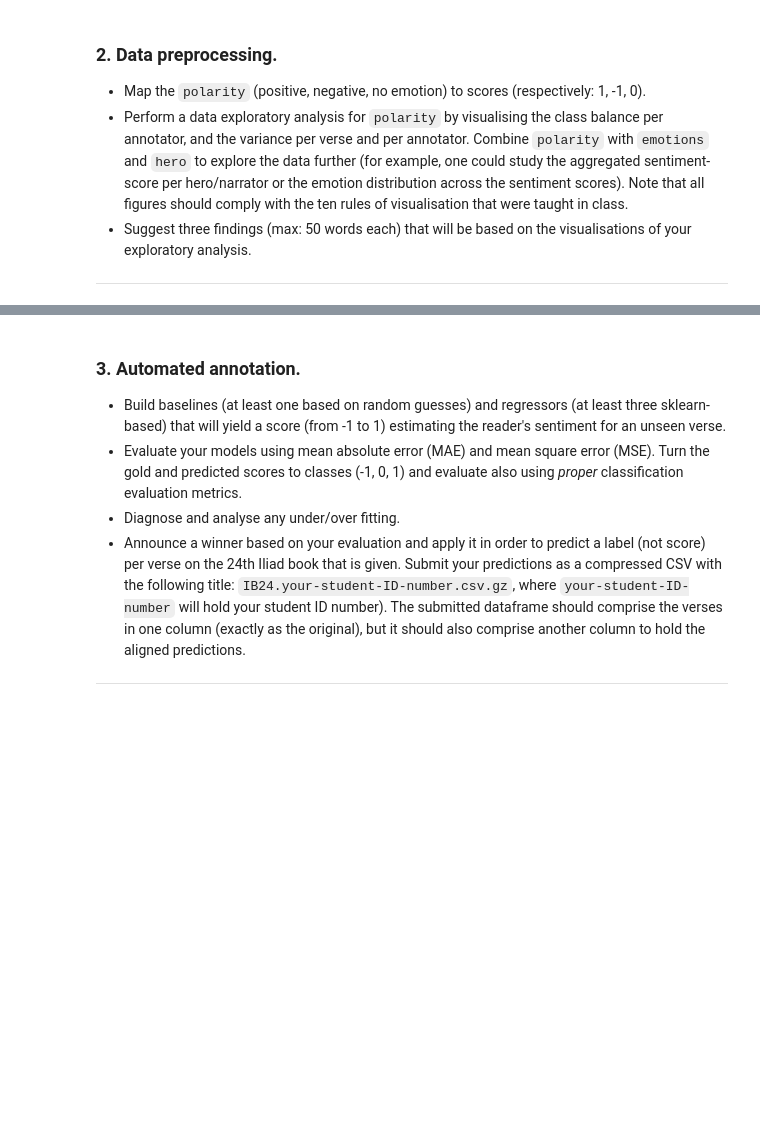
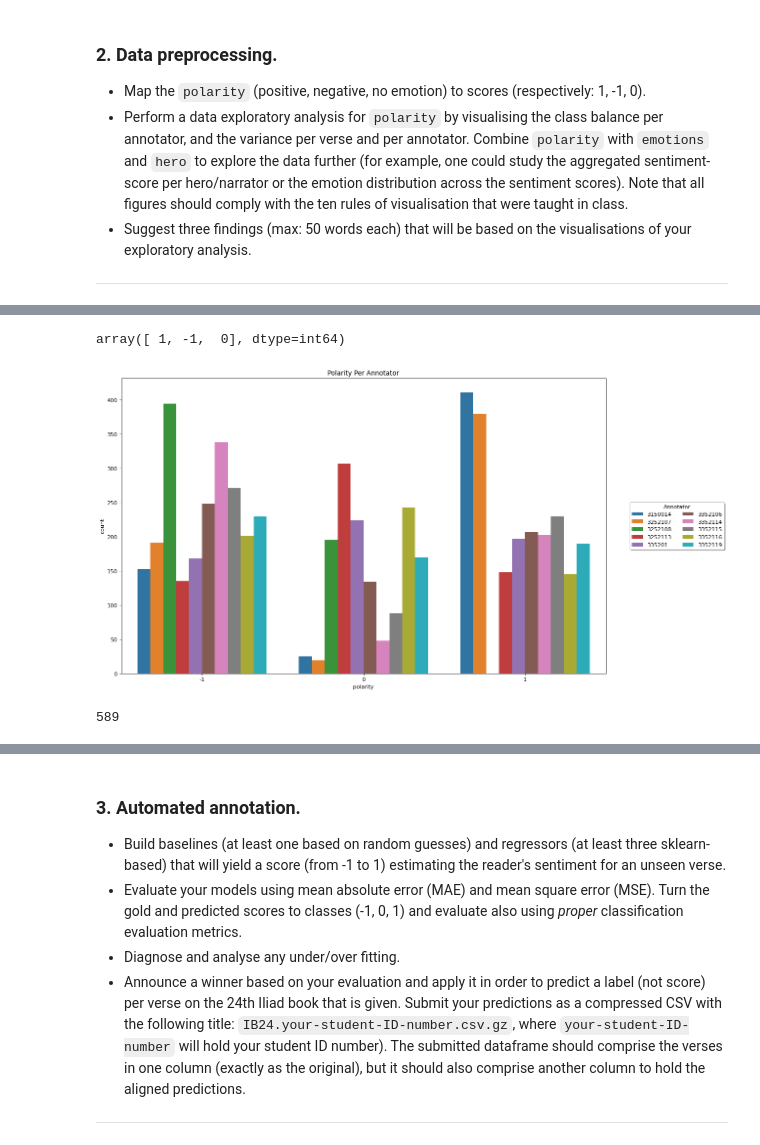
Before and after one commit to lambrosfloudas/Practical-Data-Science-2, a Jupyter notebook: PDS2021_A2.ipynb, the cells around one changed output, grey strips where cells are left out. Drawn from its saved outputs; the diff is of its cells as text; code cells hidden in the pictures; blank space fills up the shorter version.

```diff
--- a/PDS2021_A2.ipynb
+++ b/PDS2021_A2.ipynb
@@ -20,6 +40,6 @@ from itertools import combinations as com
 # %%
 warnings.filterwarnings("ignore") # Filter Warnings since it keeps giving warnings when dropping columns
-path= r'C:..\IB1-annotated'
+path= r'C:.\IB1-annotated'
 files = os.listdir(path) # Get the files from the path
 # %%
 filenames = [f for f in files if f[-4:] == 'xlsx'] # Choose only excel files. reference: https://stackoverflow.com/questions/56423421/read-all-xlsx-files-in-a-folder-and-save-the-files-in-different-dataframes answer by PirateNinjas
@@ -132,7 +164,8 @@ array(['Homer', 'Chryseis', 'Agamemnon', 'Achilleus', 'Calchas', 'Athena',
 # %%
 coders.reset_index(inplace=True) # Reference on how to convert index into Column: https://datatofish.com/index-to-column-pandas-dataframe/
 # %%
-coders.rename(columns = {'index' : 'verse_id'}, inplace=True)
+coders.rename(columns={'index': 'verse_id'}, inplace=True)
+coders.ID = coders.ID.astype('str')
 coders.set_index(['ID', 'verse_id'], inplace=True)
 # %%
 coders
@@ -200,0 +247,25 @@ Hero Cohen kappa: 0.6925
+# %%
+coders.polarity.replace(['positive', 'negative', 'no emotion', 'no emotions', 'out of scope'],[1, -1, 0, 0, 0], inplace=True)
+coders.polarity.unique()
+# %% [output]
+array([ 1, -1,  0], dtype=int64)
+# %%
+coders.reset_index(inplace=True)
+coders.set_index(['verse_id'], inplace=True)
+# %%
+figure(figsize=(16, 10), dpi=80)
+polarityplot = sns.countplot(x=coders['polarity'],
+                             hue=coders.ID)
+plt.legend(title= 'Annotator', loc='right', bbox_to_anchor=(1.25, 0.5),
+           ncol = 2, fancybox=True, shadow=True) #https://matplotlib.org/2.0.2/users/legend_guide.html
+plt.title('Polarity Per Annotator')
+plt.show(polarityplot)
+# %% [output]
+[figure, added]
+# %%
+variance = []
+for i in coders.index.unique():
+    variance.append(np.var(coders.polarity[i]))
+len(variance)
+# %% [output]
+589
```
Also changed, not shown: parts of 79 cells of this notebook.
